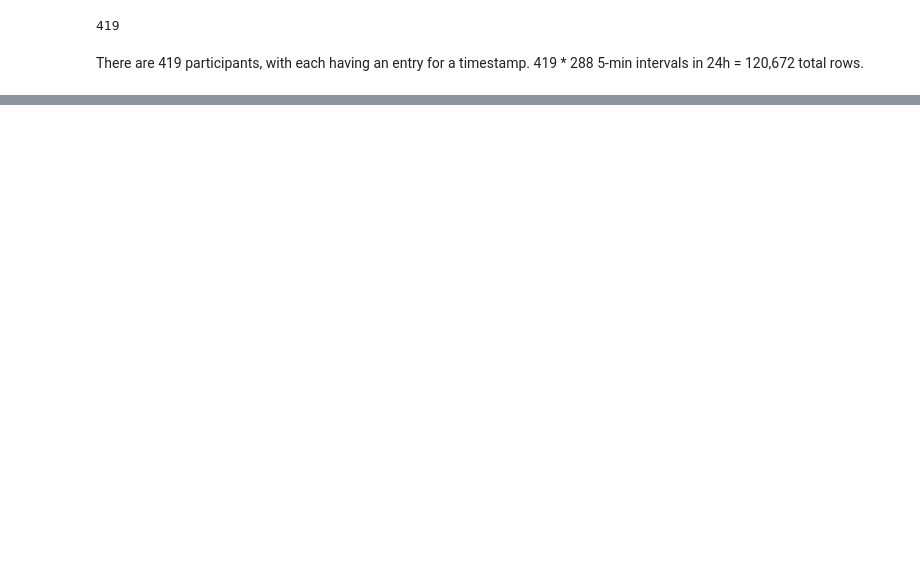
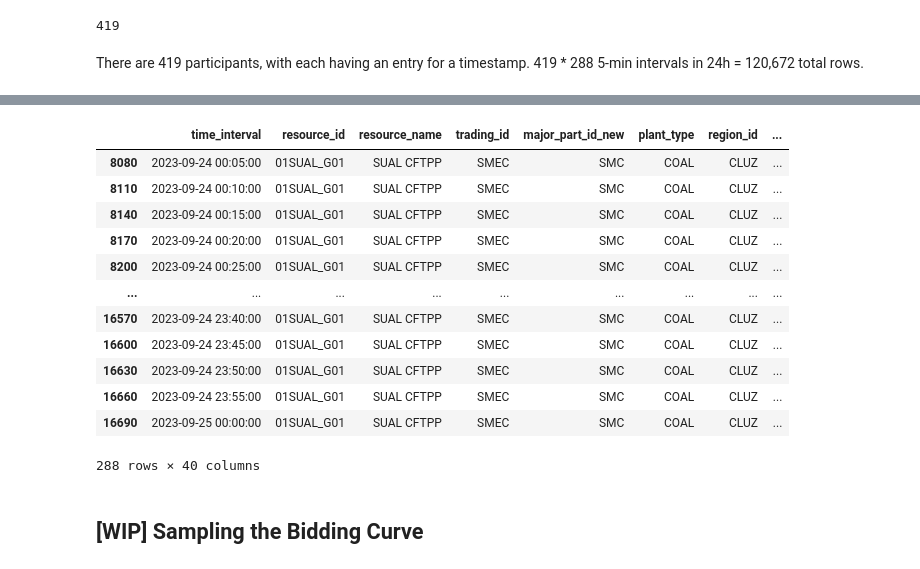
Before and after one commit to gbrosell/maroon-archers, a Jupyter notebook: WESM_EDA.ipynb, the cells around one changed output, grey strips where cells are left out. Drawn from its saved outputs; the diff is of its cells as text; code cells hidden in the pictures; blank space fills up the shorter version.

```diff
--- a/WESM_EDA.ipynb
+++ b/WESM_EDA.ipynb
@@ -5,4 +26,6 @@ import matplotlib.pyplot as plt
+# %%
+df = pd.read_csv('DOE- Data Request- Sample Daily Data_GEN_2023924.csv')
 # %%
 # Load the data
-df = pd.read_csv('E:\Documents\Google Drive\Eskwelabs\Sprint 5 - Capstone\data\DOE- Data Request- Sample Daily Data_GEN_2023924.csv')
+# df = pd.read_csv('E:\Documents\Google Drive\Eskwelabs\Sprint 5 - Capstone\data\DOE- Data Request- Sample Daily Data_GEN_2023924.csv')
 # %%
@@ -158,7 +195,7 @@ Name: count, dtype: int64
 # %%
 # Reset display options to default
 pd.set_option('display.max_rows', 10)
-pd.set_option('display.max_columns', 20)
+# pd.set_option('display.max_columns', 20)
 # %%
 num_unique_resource_ids = df['resource_id'].nunique()
 num_unique_resource_ids
@@ -170,0 +210,3 @@ There are 419 participants, with each having an entry for a timestamp.
+# %%
+# Convert 'time_interval' to datetime format
+df['time_interval'] = pd.to_datetime(df['time_interval'], format='%d/%m/%Y %H:%M')
@@ -170,0 +461,41 @@ There are 419 participants, with each having an entry for a timestamp.
+# %%
+pd.set_option('display.max_columns', None)
+
+# Filter by 'resource_id' and time range
+filtered_df = df[(df['resource_id'] == '01SUAL_G01')]
+
+# Select specific columns
+selected_columns = ['time_interval', 'resource_id', 'resource_name', 'trading_id', 'major_part_id_new',
+                     'plant_type', 'region_id', 'zone_id', 'max_cap_rtd',
+                     'rtd_price1', 'rtd_quantity1', 'rtd_price2', 'rtd_quantity2',
+                     'rtd_price3', 'rtd_quantity3', 'rtd_price4', 'rtd_quantity4',
+                     'rtd_price5', 'rtd_quantity5', 'rtd_price6', 'rtd_quantity6',
+                     'rtd_price7', 'rtd_quantity7', 'rtd_price8', 'rtd_quantity8',
+                     'rtd_price9', 'rtd_quantity9', 'rtd_price10', 'rtd_quantity10',
+                     'rtd_price11', 'rtd_quantity11', 'max_offer_energy_rtd_price',
+                     'max_offer_energy_rtd', 'energy_dipc', 'energy_dipc_price',
+                     'energy_rtx', 'energy_rtx_price', 'energy_dipc_final',
+                     'energy_dipc_final_price', 'pricing_condition_final']
+
+# Apply the selection to the filtered DataFrame
+result_df = filtered_df[selected_columns]
+
+# Sort by 'time_interval'
+result_df = result_df.sort_values(by='time_interval')
+result_df
+# %% [output]
+|  | time_interval | resource_id | resource_name | trading_id | major_part_id_new | plant_type | region_id | ... |
+| 8080 | 2023-09-24 00:05:00 | 01SUAL_G01 | SUAL CFTPP | SMEC | SMC | COAL | CLUZ | ... |
+| 8110 | 2023-09-24 00:10:00 | 01SUAL_G01 | SUAL CFTPP | SMEC | SMC | COAL | CLUZ | ... |
+| 8140 | 2023-09-24 00:15:00 | 01SUAL_G01 | SUAL CFTPP | SMEC | SMC | COAL | CLUZ | ... |
+| 8170 | 2023-09-24 00:20:00 | 01SUAL_G01 | SUAL CFTPP | SMEC | SMC | COAL | CLUZ | ... |
+| 8200 | 2023-09-24 00:25:00 | 01SUAL_G01 | SUAL CFTPP | SMEC | SMC | COAL | CLUZ | ... |
+| ... | ... | ... | ... | ... | ... | ... | ... | ... |
+| 16570 | 2023-09-24 23:40:00 | 01SUAL_G01 | SUAL CFTPP | SMEC | SMC | COAL | CLUZ | ... |
+| 16600 | 2023-09-24 23:45:00 | 01SUAL_G01 | SUAL CFTPP | SMEC | SMC | COAL | CLUZ | ... |
+| 16630 | 2023-09-24 23:50:00 | 01SUAL_G01 | SUAL CFTPP | SMEC | SMC | COAL | CLUZ | ... |
+| 16660 | 2023-09-24 23:55:00 | 01SUAL_G01 | SUAL CFTPP | SMEC | SMC | COAL | CLUZ | ... |
+| 16690 | 2023-09-25 00:00:00 | 01SUAL_G01 | SUAL CFTPP | SMEC | SMC | COAL | CLUZ | ... |
+288 rows × 40 columns
+# %% [markdown]
+## [WIP] Sampling the Bidding Curve
```
Also changed, not shown: parts of 35 cells of this notebook.
